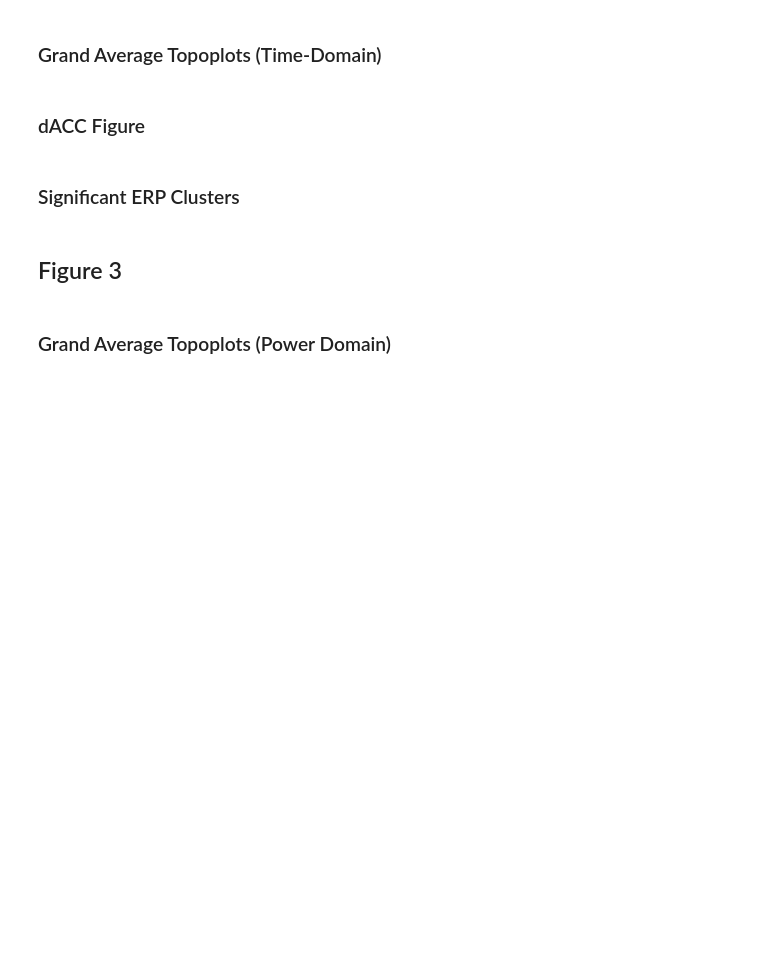
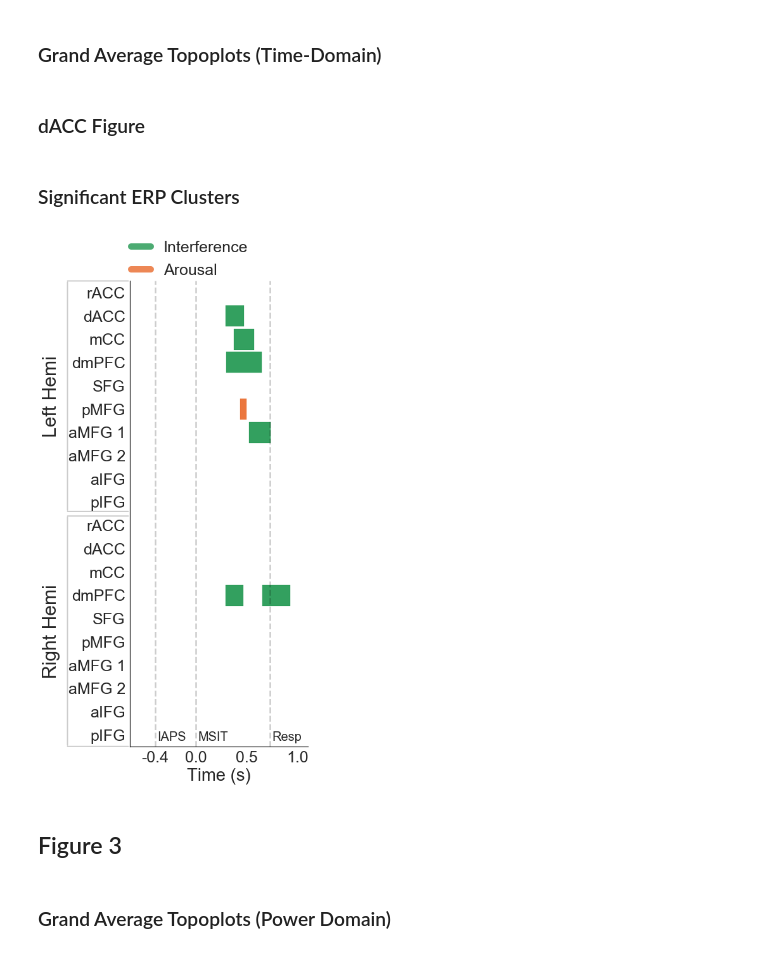
Before and after one commit to mghneurotherapeutics/EMOTE-afMSIT, a Jupyter notebook: afMSIT_Figures.ipynb, the cells around one changed output. Drawn from its saved outputs; the diff is of its cells as text; code cells hidden in the pictures; blank space fills up the shorter version.

```diff
--- a/afMSIT_Figures.ipynb
+++ b/afMSIT_Figures.ipynb
@@ -508,7 +508,7 @@ stats = read_csv('behavior/EMOTE_matlab_outputs.csv').set_index('indvar')
 
 ## Prepare data.
 df.DBS = np.where(df.DBS,'ON','OFF')
-df.interference = np.where(df.interference, 'Incongruent', 'Congruent')
+df.interference = np.where(df.interference, 'Interference', 'Control')
 df.valence = np.digitize(df.valence, np.linspace(0,1.01,10))
 df.arousal = np.digitize(df.arousal, np.linspace(0,1.01,10))
 
@@ -528,7 +528,7 @@ sns.barplot('DBS', 'origResponseTimes', data=df, order=['OFF','ON'],
 #~~~~~~~~~~~~~~~~~~~~~~~~~~~~~~~~~~~~~~~~#
 
 ## Plot barplot.
-sns.barplot('interference', 'origResponseTimes', data=df,  order=['Congruent','Incongruent'],
+sns.barplot('interference', 'origResponseTimes', data=df,  order=['Control','Interference'],
             palette=sns.color_palette(['#7b3294','#008837']),
             ci='sd', ax=axes[0,1])
 
@@ -841,7 +843,8 @@ import numpy as np
 import pylab as plt
 import seaborn as sns
 from pandas import read_csv
-sns.set(style="white", font_scale=1.25)
+sns.set_style("white")
+sns.set_context('notebook', font_scale=2.5)
 
 #~~~~~~~~~~~~~~~~~~~~~~~~~~~~~~~~~~~~~~~~~~~~~~~~~~~#
 ### Load and prepare data.
@@ -858,7 +861,7 @@ df = df[df.FDR<0.05].reset_index(drop=True)
 ### Plotting.
 #~~~~~~~~~~~~~~~~~~~~~~~~~~~~~~~~~~~~~~~~~~~~~~~~~~~#
 
-fig, ax = plt.subplots(1,1,figsize=(5,12))
+fig, ax = plt.subplots(1,1,figsize=(6,12))
 
 labels = ['racc-lh', 'dacc-lh', 'pcc-lh', 'dmpfc-lh', 'dlpfc_1-lh', 'dlpfc_2-lh',
           'dlpfc_3-lh', 'dlpfc_4-lh', 'dlpfc_5-lh', 'dlpfc_6-lh',
@@ -881,51 +884,50 @@ for n in range(len(df)):
 ## Add legend.
 for label, color in zip(['Interference','Arousal'],['#008837','#e6550d']):
     ax.plot([],[],lw=10,color=color,label=label,alpha=0.7)
-ax.legend(bbox_to_anchor=(0.5,1.08), handlelength=1.25, borderaxespad=0)
+ax.legend(bbox_to_anchor=(0.7,1.1), handlelength=1.25, borderaxespad=0)
 
 ## Add timing details.
 y1, y2 = 0, len(labels)
 for x,s in zip([0, 0.4, 1.127],['IAPS','MSIT','Resp']):
-    ax.text(x+0.02,0.25,s,weight='semibold')
+    ax.text(x+0.02,0.25,s,fontsize=20)
     ax.vlines(x, y1, y2, linewidth=2.5, linestyle='--',alpha=0.2)
 
 ## Fix x-axis.
 xticks = np.array([0.0, 0.4, 0.9, 1.4])
-ax.set_xticks(xticks)
-ax.set_xticklabels(xticks - 0.4)
-ax.set_xlim(-0.25,1.5)
-ax.set_xlabel('Time (s)')
+ax.set(xticks=xticks, xticklabels=xticks-0.4, xlim=(-0.25,1.5),xlabel='Time (s)')
 
 ## Fix y-axis.
 labels = ['rACC', 'dACC', 'mCC', 'dmPFC', 'SFG', 'pMFG', 'aMFG 1', 'aMFG 2', 'aIFG', 'pIFG'] * 2
-ax.set_yticks(np.arange(len(labels))+0.5)
-ax.set_yticklabels(labels[::-1]);
+ax.set(yticks=np.arange(len(labels))+0.5, yticklabels=labels[::-1], ylim=(0,len(labels)))
 
 ## Add dendrograms.
 def dendrogram(ax, x, y1, y2, text):
 
     ## Parameters
     lw = 2.0
     alpha = 0.2
 
     ## Drawing
     ax.annotate('', (x, y1), xycoords='axes fraction', xytext=(x,y2),
                 arrowprops=dict(arrowstyle='-', color='k',  linewidth=lw, alpha=alpha))
     ax.annotate('', (x*1.02,y1), xycoords='axes fraction', xytext=(-1e-3,y1),
                 arrowprops=dict(arrowstyle='-', color='k',  linewidth=lw, alpha=alpha))
     ax.annotate('', (x*1.02,y2), xycoords='axes fraction', xytext=(-1e-3,y2),
                 arrowprops=dict(arrowstyle='-', color='k',  linewidth=lw, alpha=alpha))
     ax.annotate(text, (0,0), xycoords='axes fraction', xytext=(x*1.4, np.mean([y1,y2])),
-                rotation=90, fontsize=18, va='center')
+                rotation=90, va='center')
 
-dendrogram(ax, -0.3, 0, 0.495, 'Right Hemi')
-dendrogram(ax, -0.3, 0.505, 1, 'Left Hemi')
+dendrogram(ax, -0.35, 0, 0.495, 'Right Hemi')
+dendrogram(ax, -0.35, 0.505, 1, 'Left Hemi')
 
-plt.subplots_adjust(left=0.3, right=0.975, top=0.925, bottom=0.075)
-plt.savefig('plots/manuscript/fig2/all_erps.png')
-plt.savefig('plots/manuscript/fig2/all_erps.svg')
+sns.despine()
+plt.subplots_adjust(left=0.325, right=0.975, top=0.925, bottom=0.075)
+plt.savefig('plots/manuscript/fig2/all_erps.png', dpi=180)
+plt.savefig('plots/manuscript/fig2/all_erps.svg', dpi=180)
 plt.show()
 plt.close()
+# %% [output]
+[figure, added]
 # %% [markdown]
 ## Figure 3
 # %% [markdown]
```
Also changed, not shown: parts of 2 cells of this notebook.
